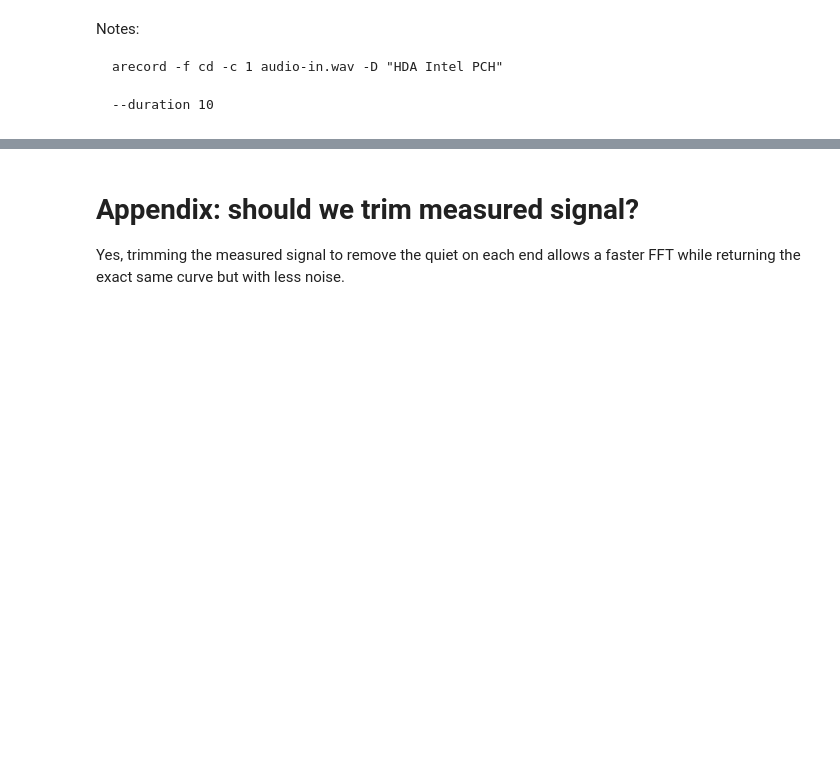
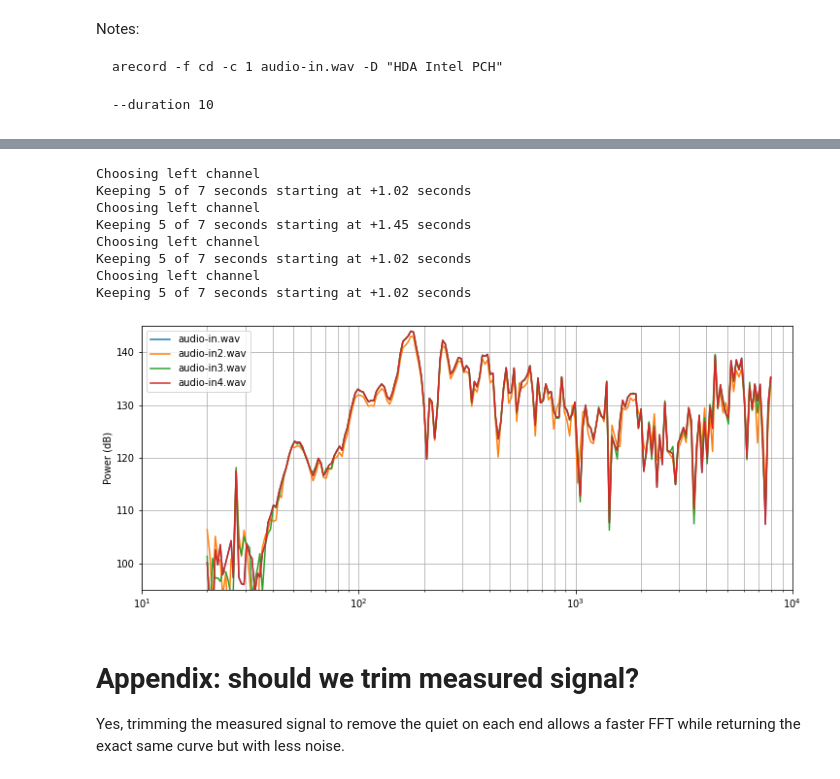
Before and after one commit to brandon-rhodes/loudspeaker-design, a Jupyter notebook: chirp.ipynb, the cells around one changed output, grey strips where cells are left out. Drawn from its saved outputs; the diff is of its cells as text; code cells hidden in the pictures; blank space fills up the shorter version.

```diff
--- a/chirp.ipynb
+++ b/chirp.ipynb
@@ -34,6 +26,7 @@ stop_hz = 5000
 #a = tools.fuzz(tools.sine_stack(t, 20, 2000, 0.05))
 #a = tools.sine_stack(t, 20, 2000, 0.03123)
 #print(np.log10(21) - np.log10(20))
-a = tools.sine_stack(t, 20, 2000, log10(20.5/20))  # 0.5 Hz resolution at 20 Hz
+resolution = log10(20.57/20)  # 0.5 Hz resolution at 20 Hz
+indices, a = tools.sine_stack(t, 20, 8000, resolution)
 #a = tools.sine_stack(t, 20, 2000, 0.05)
 a = tools.normalize(a)
@@ -157,3 +155,46 @@ ax2.plot(frequency, ratio, '.')
+# %%
+# Plot of our signal frequencies only.
+
+from glob import glob
+fig, ax = plt.subplots()
+
+for path in sorted(glob('audio-in*.wav')):
+    hz, channels = wavfile.read(path)
+    left, right = channels.T
+    if max(abs(left)) > max(abs(right)):
+        print('Choosing left channel')
+        signal = left
+    else:
+        print('Choosing right channel')
+        signal = right
+    signal = tools.trim_silence(T, hz, signal)
+
+    N = len(signal)
+    frequency = hz * arange(N) / N
+    power_dB = 20 * np.log10(abs(fft.fft(signal)))
+
+    frequency = frequency[indices]
+    power_dB = power_dB[indices]
+
+    ceiling_dB = max(power_dB) // 5 * 5 + 5
+    ax.plot(frequency, power_dB, '-', label=path)
+
+ax.set_ylabel('Power (dB)')
+ax.set_xlim(10**int(log10(start_hz)), stop_hz)
+ax.set_ylim(ceiling_dB - 50.0, ceiling_dB)
+ax.set_xscale('log')
+ax.grid(which='both')
+ax.legend();
+# %% [output]
+Choosing left channel
+Keeping 5 of 7 seconds starting at +1.02 seconds
+Choosing left channel
+Keeping 5 of 7 seconds starting at +1.45 seconds
+Choosing left channel
+Keeping 5 of 7 seconds starting at +1.02 seconds
+Choosing left channel
+Keeping 5 of 7 seconds starting at +1.02 seconds
+[figure, added]
 # %% [markdown]
 # Appendix: should we trim measured signal?
 
```
Also changed, not shown: parts of 21 cells of this notebook, 1 other file.
